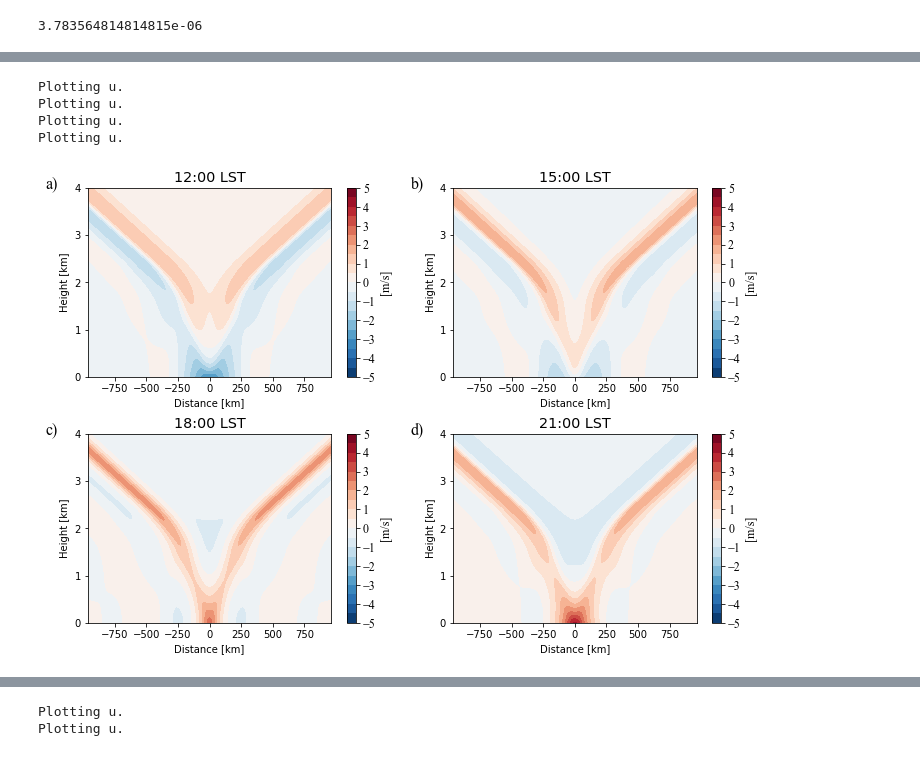
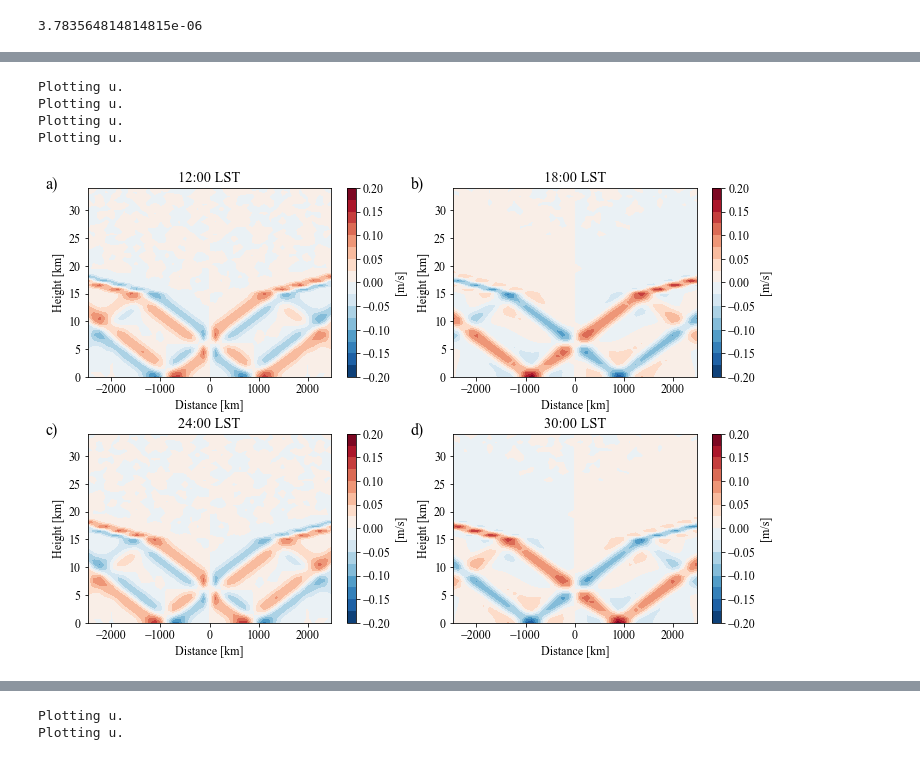
Before and after one commit to eshort0401/rotunno83, a Jupyter notebook: python_scripts/rotunno83.ipynb, the cells around one changed output, grey strips where cells are left out. Saved outputs shown, nothing was run; the diff lists cells and outputs as text; code cells hidden in the pictures.

```diff
--- a/python_scripts/rotunno83.ipynb
+++ b/python_scripts/rotunno83.ipynb
@@ -130,20 +176,20 @@ omega = 2*np.pi/(24*3600)
 ds_pwN_dim = rt.redimensionalise_qian(copy.deepcopy(ds_pwN), h=h, N=N1, Q0=Q0)
 ds_cN_dim = rt.redimensionalise_qian(copy.deepcopy(ds_cN), h=h, N=N1, Q0=Q0)
 # %%
-test = ds_cN_dim.sum(dim='mode', keep_attrs=True).sum(dim='forcing', keep_attrs=True)
+test = ds_pwN_dim.sum(dim='mode', keep_attrs=True).sum(dim='forcing', keep_attrs=True)
 # test = ds_pwN_dim.sum(dim='mode', keep_attrs=True).isel(forcing=0)
-# test = ds_pwN_dim.isel(mode=1).isel(forcing=0)
+# test = ds_pwN_dim.isel(mode=0).isel(forcing=0)
 # test = ds_pwN_dim.isel(mode=0)
 var='u'
 # t=4
-rt.panelCont(test, var=var, t_list=[0,2,4,6], cbar_steps=10)
+rt.panelCont(test, var=var, t_list=[0,1,2,3], cbar_steps=10)
 dt = rt.get_current_dt_str()
 plt.savefig(
     '/home/student.unimelb.edu.au/shorte1/Documents/rotunno83/figures/soln_pwc_{}_{}_{}.png'.format(var, 0, dt),
     dpi=200, bbox_inches='tight', facecolor='white')
 # %% [output]
 Plotting u.
 Plotting u.
 Plotting u.
 Plotting u.
-[figure, old version]
+[figure, new version]
```
Also changed, not shown: parts of 15 cells of this notebook, 11 other files.
